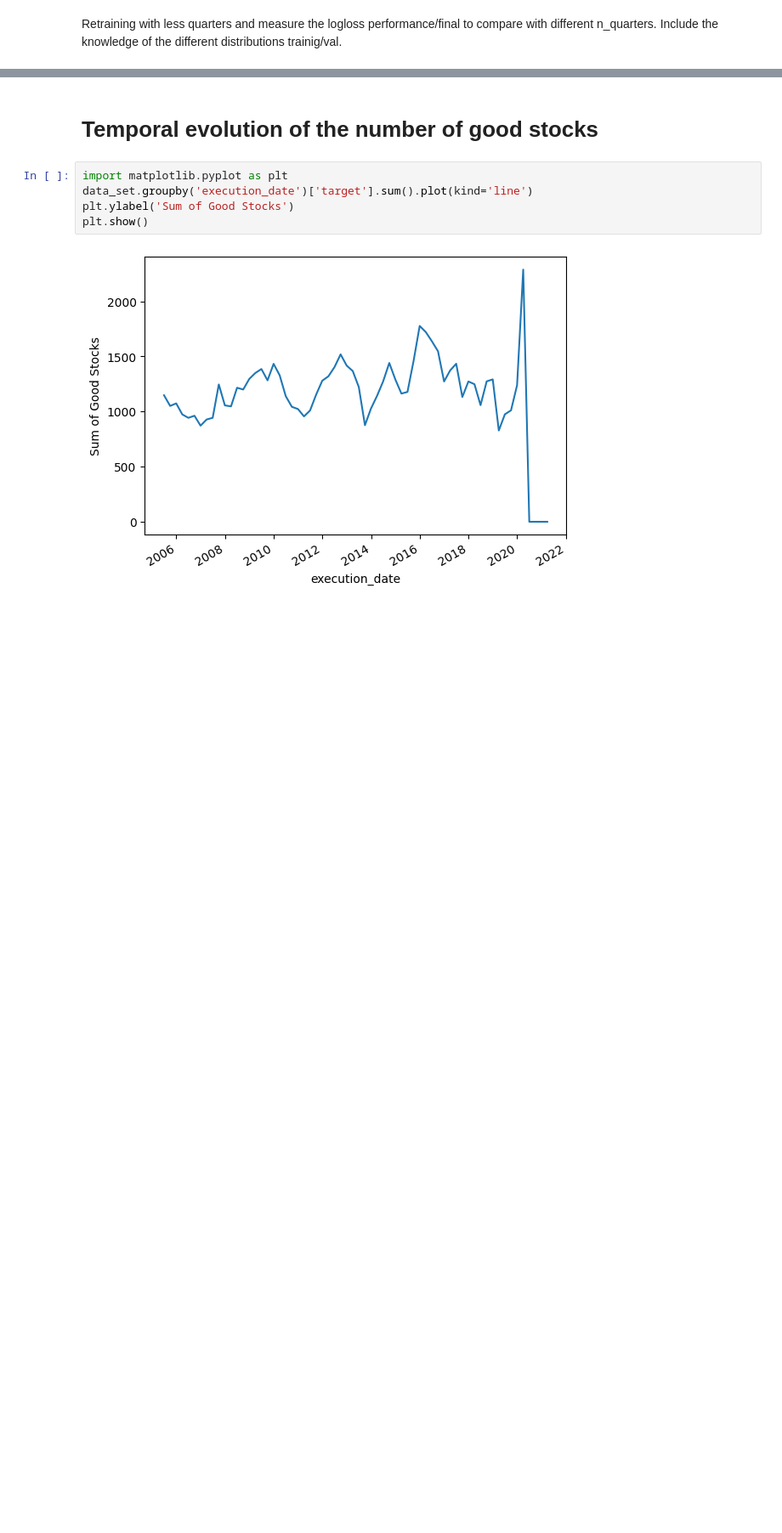
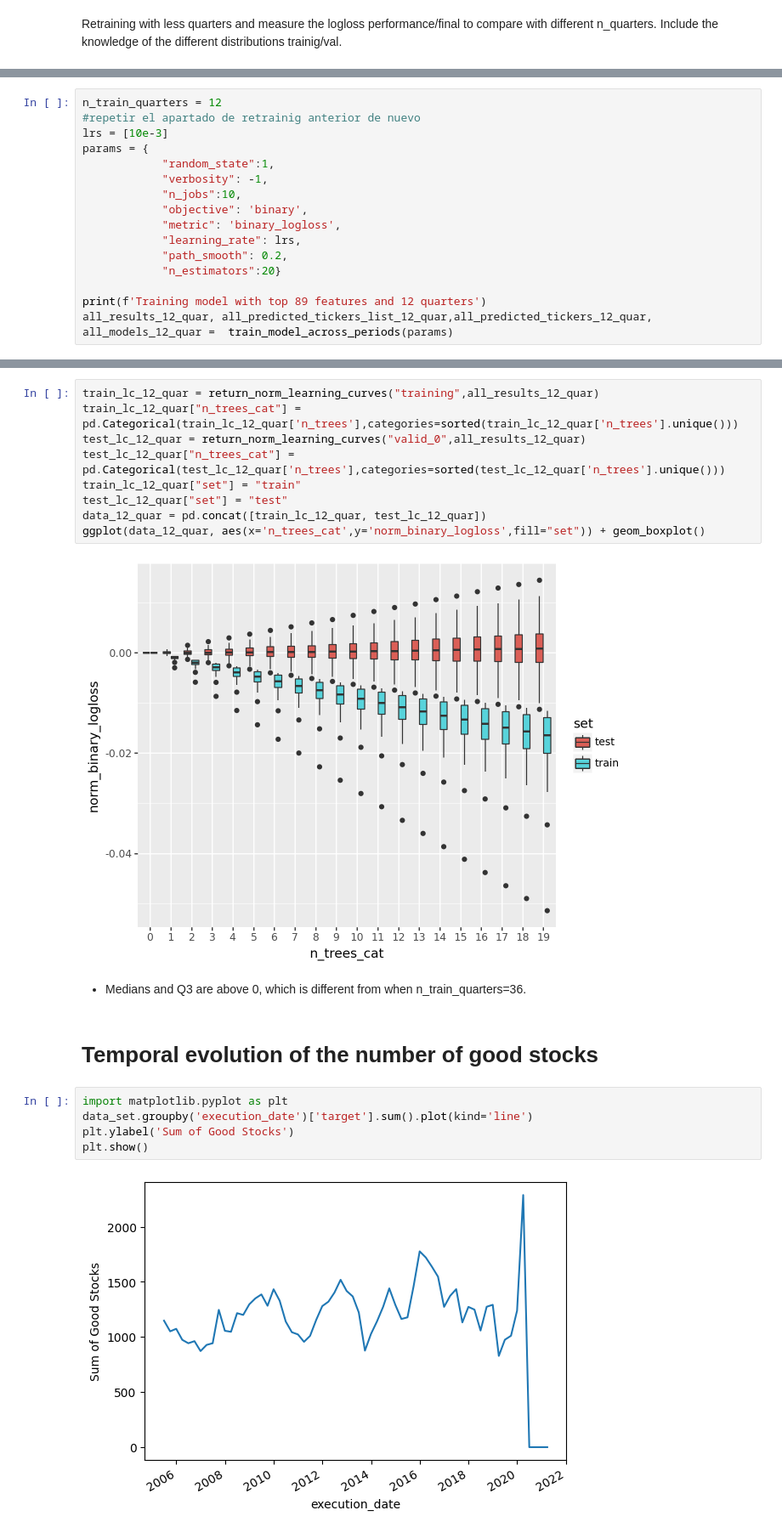
Before and after one commit to raqueel-ff/zrive-ds, a Jupyter notebook: src/module_5/module5.ipynb, the cells around one changed output, grey strips where cells are left out. Shown at 85% size. Cells and saved outputs as stored; diff of their text form; blank space fills up the shorter version.

```diff
--- a/src/module_5/module5.ipynb
+++ b/src/module_5/module5.ipynb
@@ -981,0 +1015,16 @@ def draw_feature_importance(model,top = 15):
+# %%
+n_train_quarters = 12
+#repetir el apartado de retrainig anterior de nuevo
+lrs = [10e-3]
+params = {
+            "random_state":1,
+            "verbosity": -1,
+            "n_jobs":10,
+            "objective": 'binary',
+            "metric": 'binary_logloss',
+            "learning_rate": lrs,
+            "path_smooth": 0.2,
+            "n_estimators":20}
+
+print(f'Training model with top 89 features and 12 quarters')
+all_results_12_quar, all_predicted_tickers_list_12_quar,all_predicted_tickers_12_quar, all_models_12_quar =  train_model_across_periods(params)
@@ -982,3 +1049,16 @@ def draw_feature_importance(model,top = 15):
+# %%
+train_lc_12_quar = return_norm_learning_curves("training",all_results_12_quar)
+train_lc_12_quar["n_trees_cat"] = pd.Categorical(train_lc_12_quar['n_trees'],categories=sorted(train_lc_12_quar['n_trees'].unique()))
+test_lc_12_quar = return_norm_learning_curves("valid_0",all_results_12_quar)
+test_lc_12_quar["n_trees_cat"] = pd.Categorical(test_lc_12_quar['n_trees'],categories=sorted(test_lc_12_quar['n_trees'].unique()))
+train_lc_12_quar["set"] = "train"
+test_lc_12_quar["set"] = "test"
+data_12_quar = pd.concat([train_lc_12_quar, test_lc_12_quar])
+ggplot(data_12_quar, aes(x='n_trees_cat',y='norm_binary_logloss',fill="set")) + geom_boxplot()
+# %% [output]
+[figure, added]
+# %% [markdown]
+- Medians and Q3 are above 0, which is different from when n_train_quarters=36.
 # %% [markdown]
 # Temporal evolution of the number of good stocks
 # %%
```
Also changed, not shown: parts of 15 cells of this notebook.
